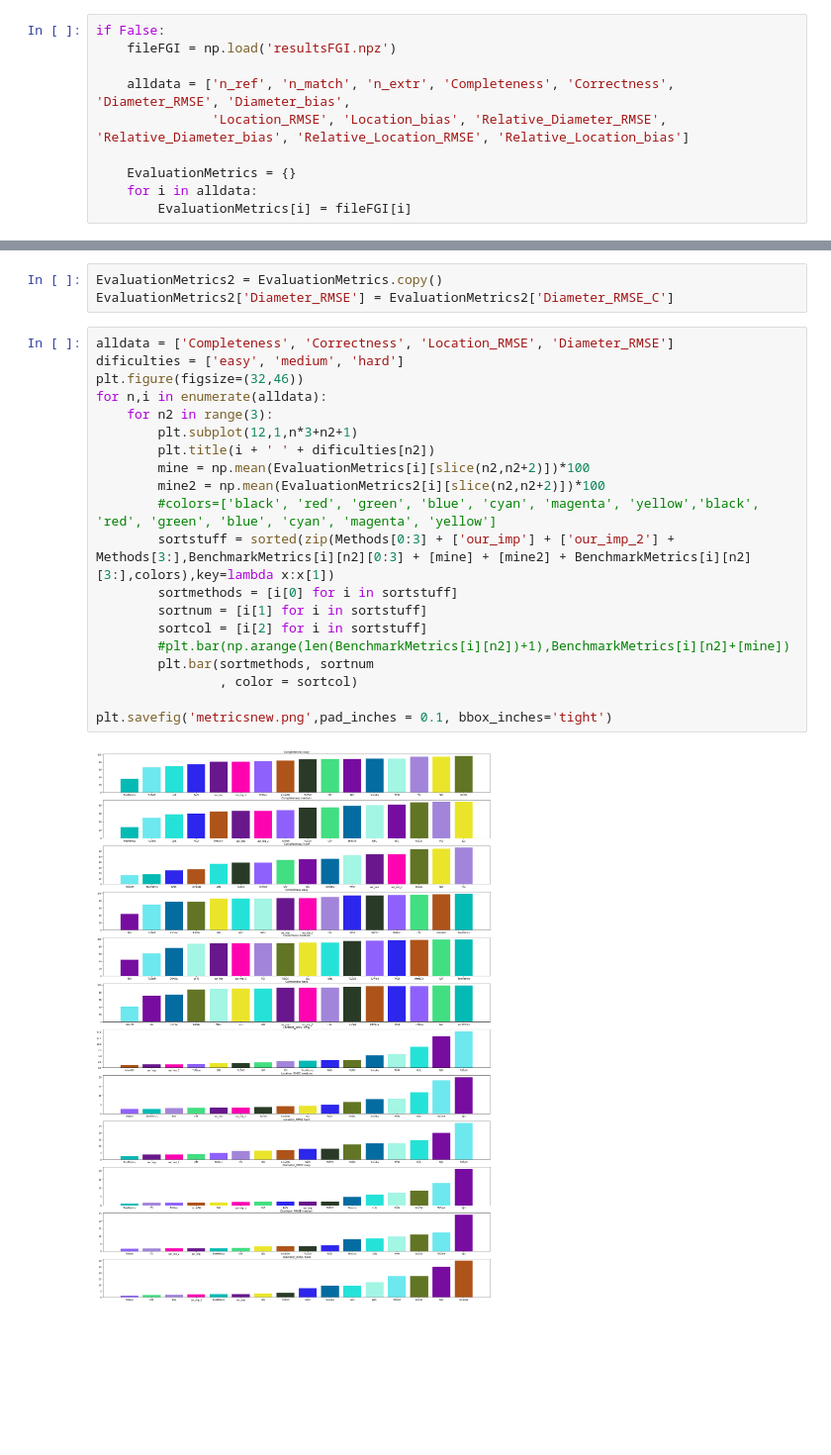
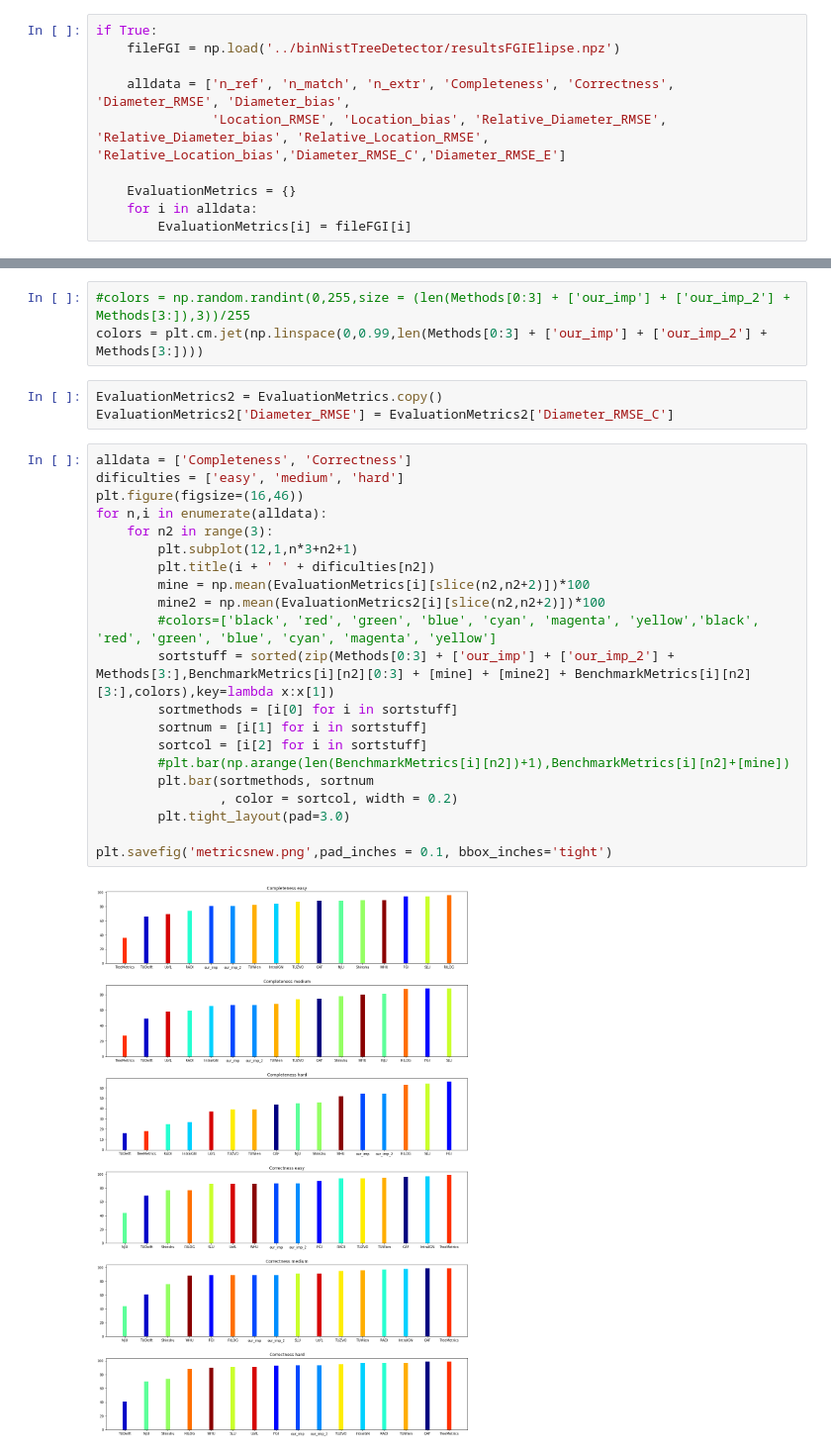
Before and after one commit to porteratzo/TreeTool, a Jupyter notebook: BenchmarkTreeTool.ipynb, the cells around one changed output, grey strips where cells are left out. Shown: that part at 99% size. Drawn from its saved outputs; the diff is of its cells as text; blank space fills up the shorter version.

```diff
--- a/BenchmarkTreeTool.ipynb
+++ b/BenchmarkTreeTool.ipynb
@@ -202,9 +202,9 @@ np.mean(EvaluationMetrics['Diameter_RMSE_C']), np.mean(EvaluationMetrics['Diamet
 # %%
-if False:
-    fileFGI = np.load('resultsFGI.npz')
+if True:
+    fileFGI = np.load('../binNistTreeDetector/resultsFGIElipse.npz')
 
     alldata = ['n_ref', 'n_match', 'n_extr', 'Completeness', 'Correctness', 'Diameter_RMSE', 'Diameter_bias',
-               'Location_RMSE', 'Location_bias', 'Relative_Diameter_RMSE', 'Relative_Diameter_bias', 'Relative_Location_RMSE', 'Relative_Location_bias']
+               'Location_RMSE', 'Location_bias', 'Relative_Diameter_RMSE', 'Relative_Diameter_bias', 'Relative_Location_RMSE', 'Relative_Location_bias','Diameter_RMSE_C','Diameter_RMSE_E']
 
     EvaluationMetrics = {}
     for i in alldata:
@@ -216,29 +216,33 @@ si = len(Methods[0:3] + ['our_imp'] + Methods[3:])
 colors = cm.gist_rainbow(np.arange(si)/si)[:,:3]
 # %%
 colors = np.random.randint(0,255,size = (len(Methods[0:3] + ['our_imp'] + ['our_imp_2'] + Methods[3:]),3))/255
+# %%
+#colors = np.random.randint(0,255,size = (len(Methods[0:3] + ['our_imp'] + ['our_imp_2'] + Methods[3:]),3))/255
+colors = plt.cm.jet(np.linspace(0,0.99,len(Methods[0:3] + ['our_imp'] + ['our_imp_2'] + Methods[3:])))
 # %%
 EvaluationMetrics2 = EvaluationMetrics.copy()
 EvaluationMetrics2['Diameter_RMSE'] = EvaluationMetrics2['Diameter_RMSE_C']
 # %%
-alldata = ['Completeness', 'Correctness', 'Location_RMSE', 'Diameter_RMSE']
+alldata = ['Completeness', 'Correctness']
 dificulties = ['easy', 'medium', 'hard']
-plt.figure(figsize=(32,46))
+plt.figure(figsize=(16,46))
 for n,i in enumerate(alldata):
     for n2 in range(3):
         plt.subplot(12,1,n*3+n2+1)
         plt.title(i + ' ' + dificulties[n2])
         mine = np.mean(EvaluationMetrics[i][slice(n2,n2+2)])*100
         mine2 = np.mean(EvaluationMetrics2[i][slice(n2,n2+2)])*100
         #colors=['black', 'red', 'green', 'blue', 'cyan', 'magenta', 'yellow','black', 'red', 'green', 'blue', 'cyan', 'magenta', 'yellow']
         sortstuff = sorted(zip(Methods[0:3] + ['our_imp'] + ['our_imp_2'] + Methods[3:],BenchmarkMetrics[i][n2][0:3] + [mine] + [mine2] + BenchmarkMetrics[i][n2][3:],colors),key=lambda x:x[1])
         sortmethods = [i[0] for i in sortstuff]
         sortnum = [i[1] for i in sortstuff]
         sortcol = [i[2] for i in sortstuff]
         #plt.bar(np.arange(len(BenchmarkMetrics[i][n2])+1),BenchmarkMetrics[i][n2]+[mine])
         plt.bar(sortmethods, sortnum
-                , color = sortcol)
+                , color = sortcol, width = 0.2)
+        plt.tight_layout(pad=3.0)
 
 plt.savefig('metricsnew.png',pad_inches = 0.1, bbox_inches='tight')
 # %% [output]
-[figure, old version]
+[figure, new version]
 # %%
```
Also changed, not shown: parts of 3 cells of this notebook, 5 other files.
